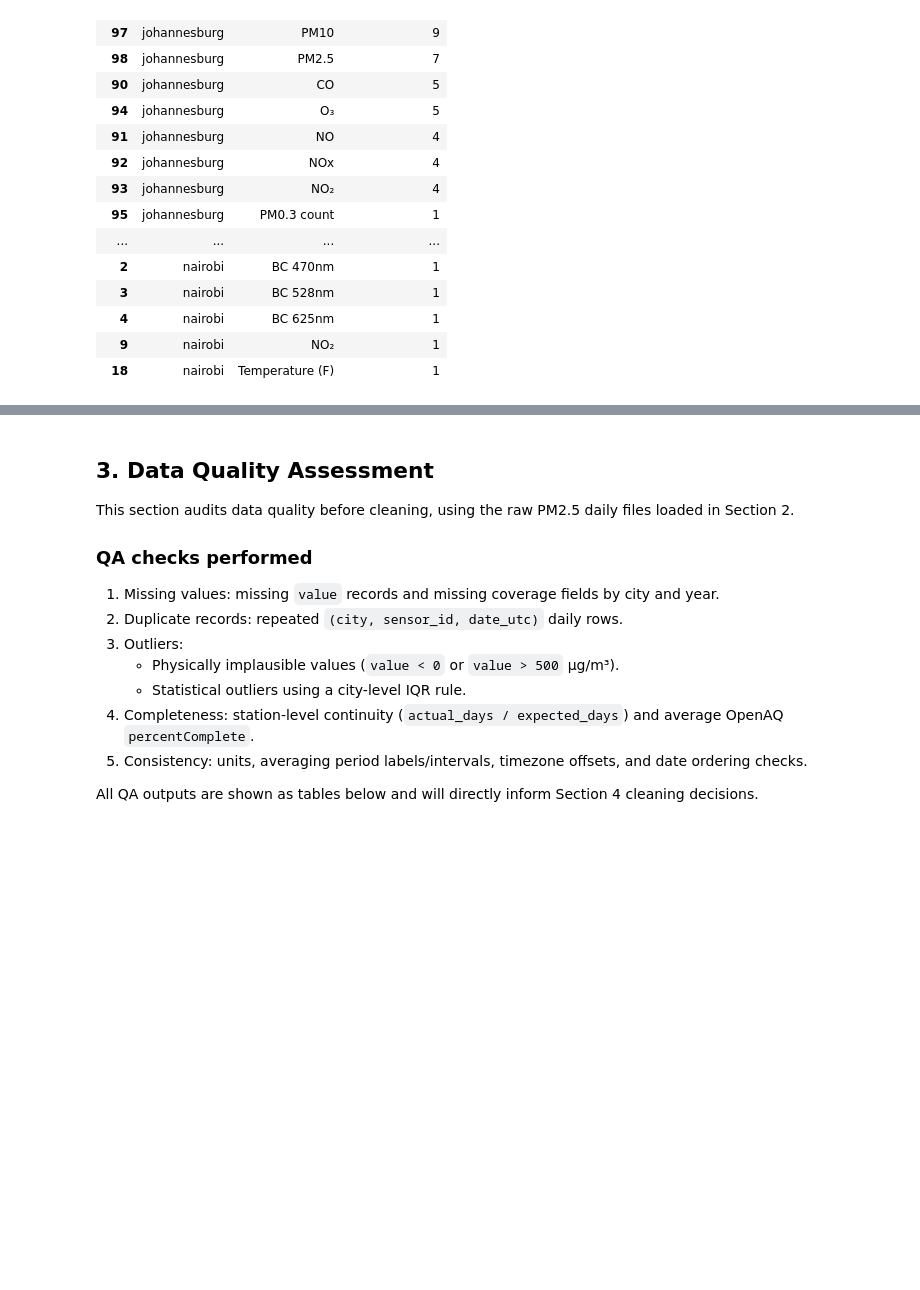
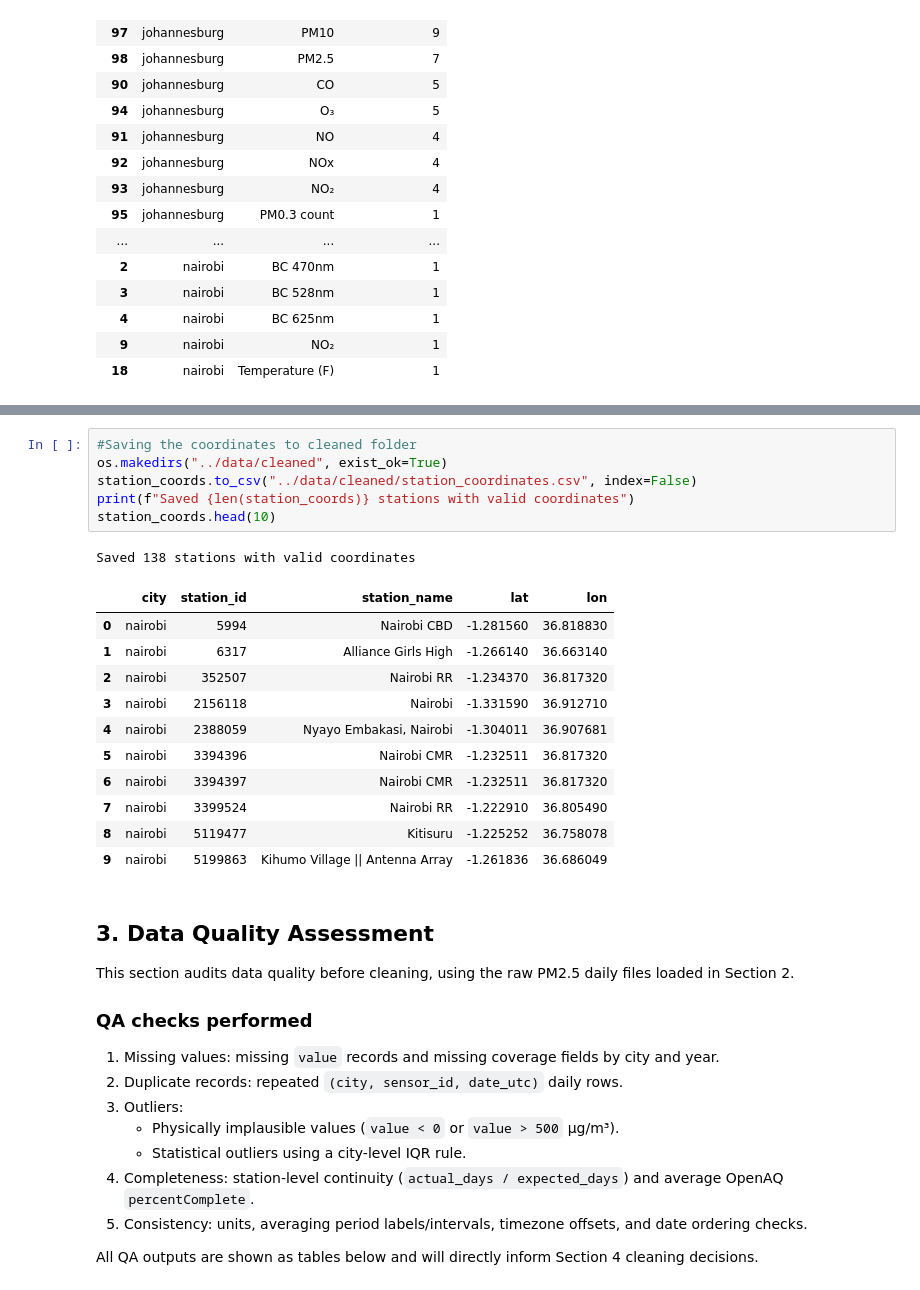
Before and after one commit to Simiyu-Gloria/air-quality-analysis-capstone, a Jupyter notebook: notebooks/analysis.ipynb, the cells around one changed output, grey strips where cells are left out. Drawn from its saved outputs; the diff is of its cells as text; blank space fills up the shorter version.

```diff
--- a/notebooks/analysis.ipynb
+++ b/notebooks/analysis.ipynb
@@ -170,3 +205,22 @@ pollutant_freq[pollutant_freq["station_count"] > 0].sort_values(
+# %%
+#Saving the coordinates to cleaned folder
+os.makedirs("../data/cleaned", exist_ok=True)
+station_coords.to_csv("../data/cleaned/station_coordinates.csv", index=False)
+print(f"Saved {len(station_coords)} stations with valid coordinates")
+station_coords.head(10)
+# %% [output]
+Saved 138 stations with valid coordinates
+|  | city | station_id | station_name | lat | lon |
+| 0 | nairobi | 5994 | Nairobi CBD | -1.281560 | 36.818830 |
+| 1 | nairobi | 6317 | Alliance Girls High | -1.266140 | 36.663140 |
+| 2 | nairobi | 352507 | Nairobi RR | -1.234370 | 36.817320 |
+| 3 | nairobi | 2156118 | Nairobi | -1.331590 | 36.912710 |
+| 4 | nairobi | 2388059 | Nyayo Embakasi, Nairobi | -1.304011 | 36.907681 |
+| 5 | nairobi | 3394396 | Nairobi CMR | -1.232511 | 36.817320 |
+| 6 | nairobi | 3394397 | Nairobi CMR | -1.232511 | 36.817320 |
+| 7 | nairobi | 3399524 | Nairobi RR | -1.222910 | 36.805490 |
+| 8 | nairobi | 5119477 | Kitisuru | -1.225252 | 36.758078 |
+| 9 | nairobi | 5199863 | Kihumo Village || Antenna Array | -1.261836 | 36.686049 |
 # %% [markdown]
 ## 3. Data Quality Assessment
 
```
Also changed, not shown: parts of 1 cell of this notebook, 1 other file.
